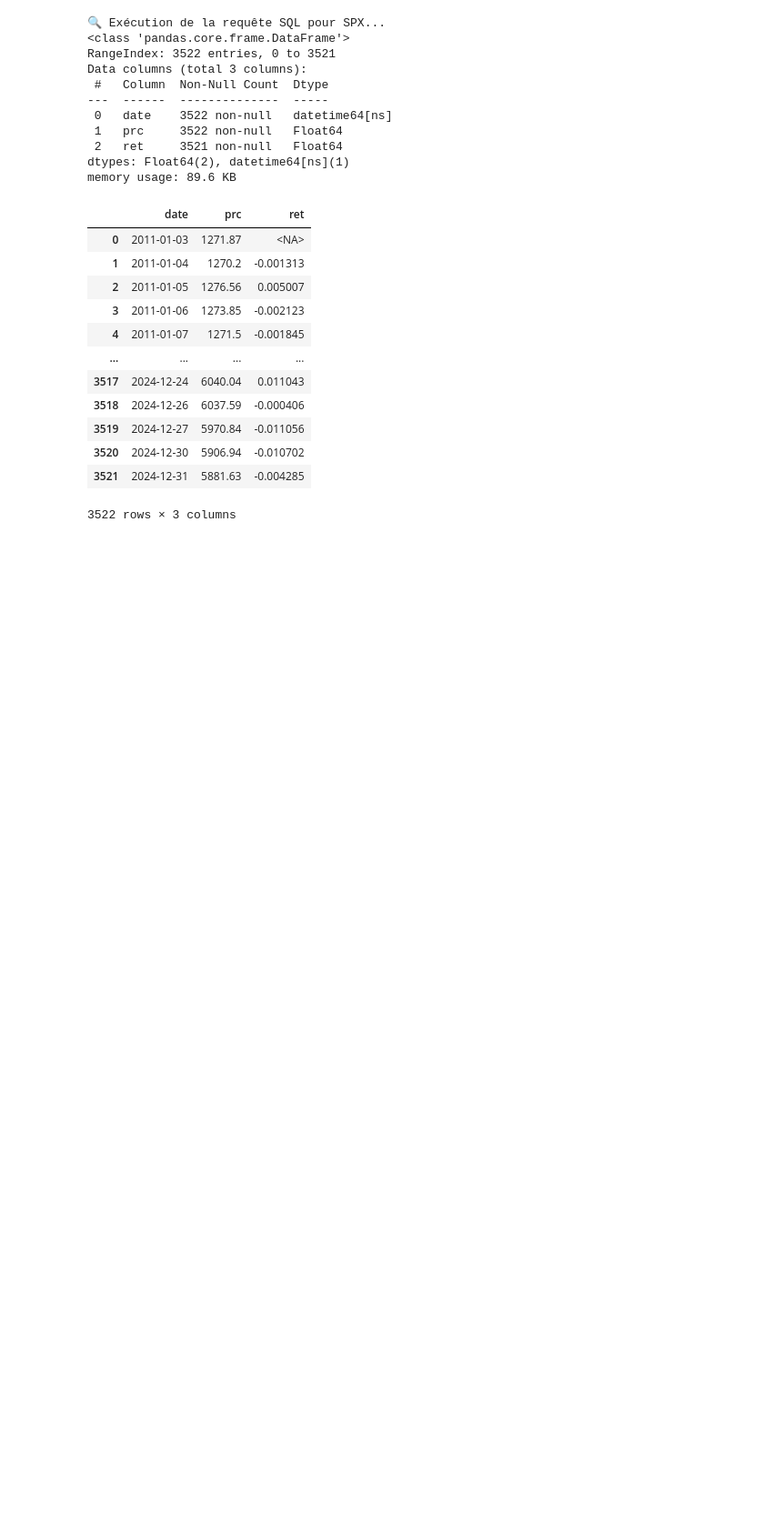
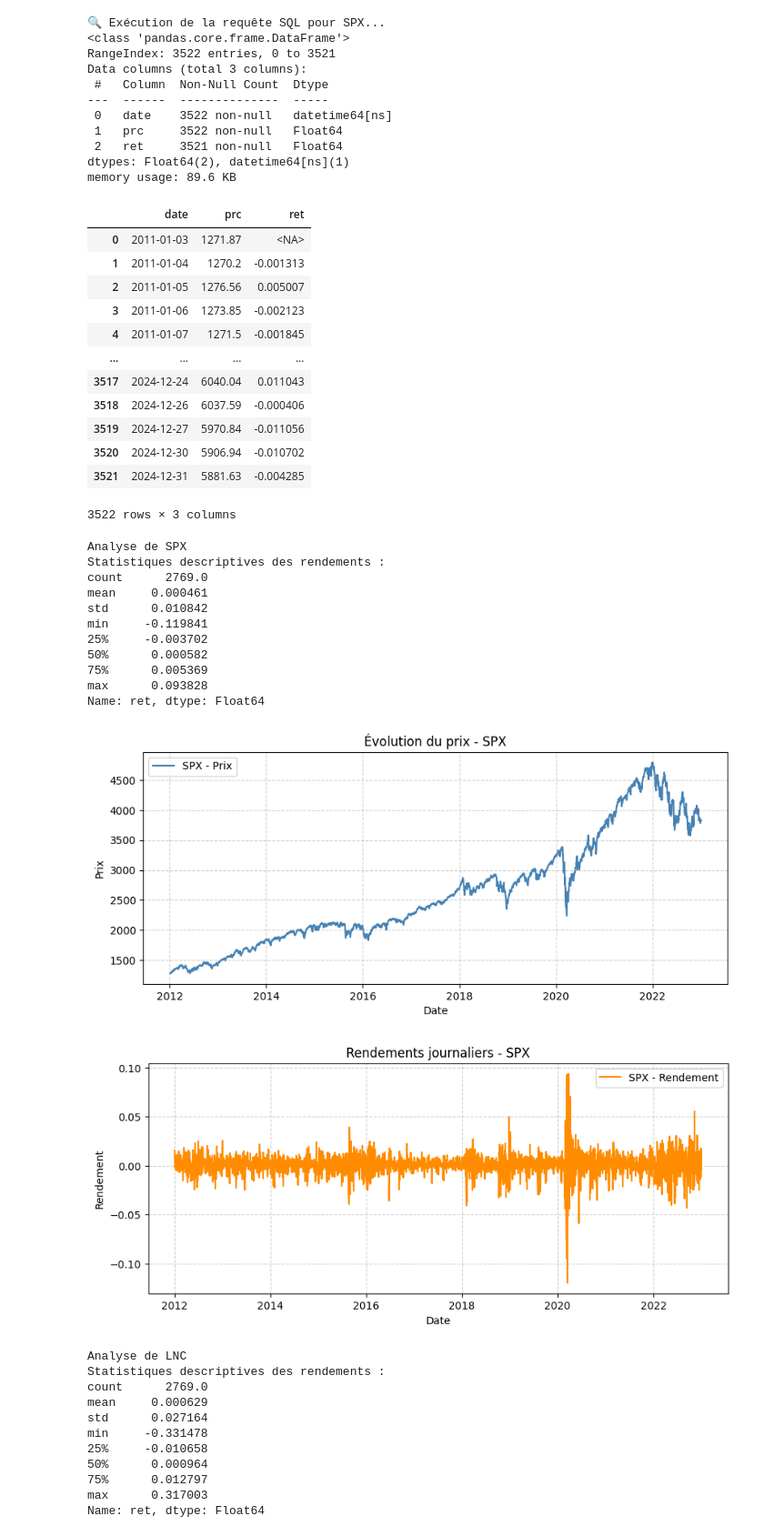
Before and after one commit to VincentD1209/TP1-ECONO, a Jupyter notebook: TP1 Q2.ipynb, the cells around one changed output. Shown at 91% size. Drawn from its saved outputs; the diff is of its cells as text; code cells hidden in the pictures; blank space fills up the shorter version.

```diff
--- a/TP1 Q2.ipynb
+++ b/TP1 Q2.ipynb
@@ -133,3 +133,80 @@ memory usage: 89.6 KB
 | 3520 | 2024-12-30 | 5906.94 | -0.010702 |
 | 3521 | 2024-12-31 | 5881.63 | -0.004285 |
 3522 rows × 3 columns
+# %%
+# 3 janvier 2012 au 3 janvier 2023
+start_date = '2012-01-03'
+end_date = '2023-01-03'
+
+#Quels titres on analyse - LNC (Lincoln National - Financier), LRCX (Lam Research - Technologie), LYB (LyondellBasell - Énergie)
+titles_to_analyze = {
+    'SPX': spx_data[(spx_data['date'] >= start_date) & (spx_data['date'] <= end_date)],
+    'LNC': stock_data_filtered[(stock_data_filtered['ticker'] == 'LNC') &
+                               (stock_data_filtered['date'] >= start_date) &
+                               (stock_data_filtered['date'] <= end_date)],
+    'LRCX': stock_data_filtered[(stock_data_filtered['ticker'] == 'LRCX') &
+                                (stock_data_filtered['date'] >= start_date) &
+                                (stock_data_filtered['date'] <= end_date)],
+    'LYB': stock_data_filtered[(stock_data_filtered['ticker'] == 'LYB') &
+                               (stock_data_filtered['date'] >= start_date) &
+                               (stock_data_filtered['date'] <= end_date)]
+}
+# %%
+def analyze_title(name, df):
+    print(f"Analyse de {name}")
+
+    # données triées par date
+    df = df.sort_values('date')
+
+    # Statistiques descriptives
+    print("Statistiques descriptives des rendements :")
+    print(df['ret'].describe())
+
+    # Série chronologique prix
+    plt.figure(figsize=(10, 4))
+    plt.plot(df['date'], df['prc'], label=f'{name} - Prix', color='steelblue')
+    plt.title(f"Évolution du prix - {name}")
+    plt.xlabel('Date')
+    plt.ylabel('Prix')
+    plt.grid(True, linestyle='--', alpha=0.6)
+    plt.legend()
+    plt.show()
+
+    # Rendements
+    plt.figure(figsize=(10, 4))
+    plt.plot(df['date'], df['ret'], label=f'{name} - Rendement', color='darkorange')
+    plt.title(f"Rendements journaliers - {name}")
+    plt.xlabel('Date')
+    plt.ylabel('Rendement')
+    plt.grid(True, linestyle='--', alpha=0.6)
+    plt.legend()
+    plt.show()
+
+# analyse complète pour chaque titre
+for name, df in titles_to_analyze.items():
+    analyze_title(name, df)
+# %% [output]
+Analyse de SPX
+Statistiques descriptives des rendements :
+count      2769.0
+mean     0.000461
+std      0.010842
+min     -0.119841
+25%     -0.003702
+50%      0.000582
+75%      0.005369
+max      0.093828
+Name: ret, dtype: Float64
+[figure, added]
+[figure, added]
+Analyse de LNC
+Statistiques descriptives des rendements :
+count      2769.0
+mean     0.000629
+std      0.027164
+min     -0.331478
+25%     -0.010658
+50%      0.000964
+75%      0.012797
+max      0.317003
+Name: ret, dtype: Float64
```
Also changed, not shown: parts of 2 cells of this notebook.
